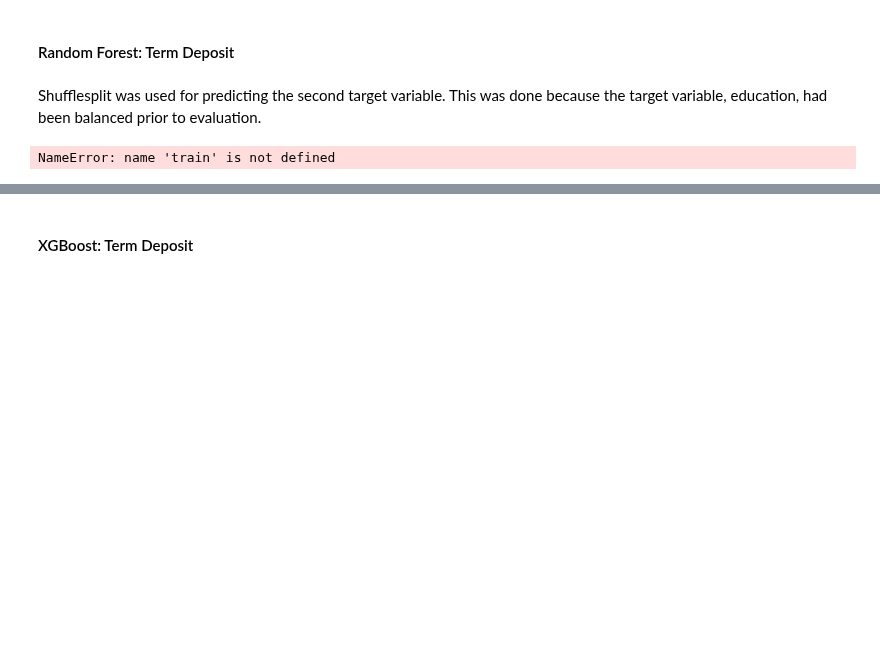
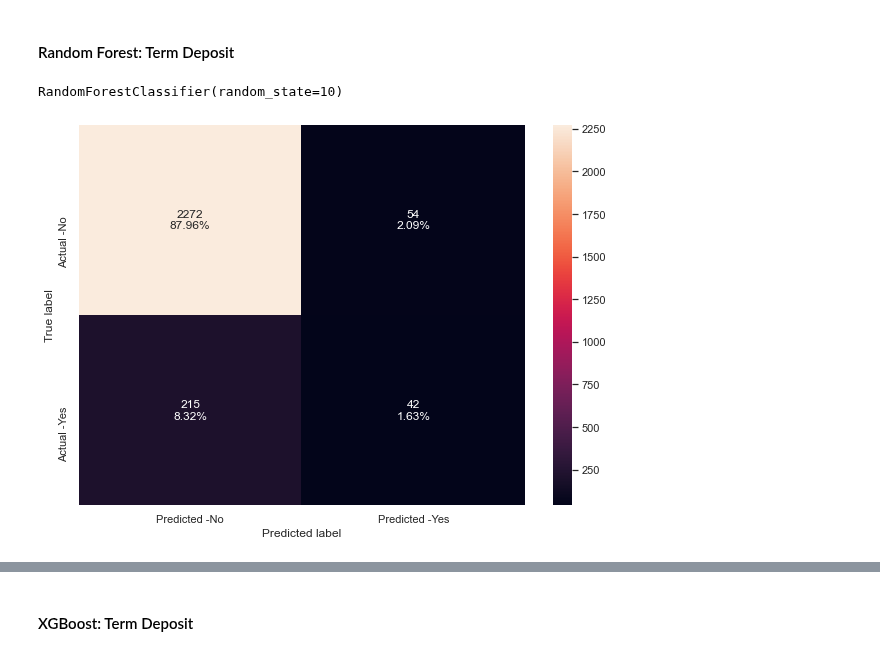
Before and after one commit to ChadKwong/DDSMachineLearning1, a Jupyter notebook: Lab 2/Lab 2.ipynb, the cells around one changed output, grey strips where cells are left out. Saved outputs shown, nothing was run; the diff lists cells and outputs as text; code cells hidden in the pictures; blank space fills up the shorter version.

```diff
--- a/Lab 2/Lab 2.ipynb
+++ b/Lab 2/Lab 2.ipynb
@@ -169,5 +169,6 @@ From looking at the loan variable, we noted that only 16% of customers had taken
 
 Interestingly, significantly more customers were contacted in the month of May (32%) than any other month, though we cannot make any inferences about why this would be the case since it is likely due to the bank's protocols. The day of the week did not appear to have any influence on customer count, while the variable for outcome of the previous marketing campaign, poutcome, did show that the majority of customers had nonexistent outcomes (85%).
 # %%
-for i in catCol:
-    print("Percentages for ",i," : \n",getCP(bankData2[i]),"\n\n")
+# #Uncomment this code to see breakdowns of the variables in terms of class distribution
+# for i in catCol:
+#     print("Percentages for ",i," : \n",getCP(bankData2[i]),"\n\n")
@@ -546,66 +554,12 @@ xVal.shape
 # %% [markdown]
 #### Random Forest: Term Deposit
-# %% [markdown]
-Shufflesplit was used for predicting the second target variable. This was done because the target variable, education, had been balanced prior to evaluation.
-# %%
-# # Define the Y value
-Y = np.where(y == 'yes', 1, 0)
-
-#Declaring CV object
-cvStrat = StratifiedKFold(n_splits= splits, shuffle = True, random_state = randomState)
-
-
-#Cross validation, using 80/20 train/test splitting
-# splits = 3
-# randomState=1
-# cv = ShuffleSplit(n_splits=splits, test_size=0.20, random_state=randomState)
-
-# create variables we are more familiar with
-# yhat = np.zeros(y.shape) # we will fill this with predictions
-
-
-from sklearn.ensemble import RandomForestClassifier
-
-clf_pipe = Pipeline(
-    [('PCA',PCA(n_components=cvStrat, svd_solver='randomized')),
-     ('CLF',RandomForestClassifier(max_depth=50, n_estimators=150, n_jobs=-1))]
-)
-
-X = xVal
-
-## model and score them
-clf = RandomForestClassifier(max_depth=50, n_estimators=150, n_jobs=-1, oob_score=True)
-
-# now iterate through and get predictions, saved to the correct row in yhat
-
-clf.fit(X[train],Y[train])
-yhat[test] = clf.predict(X[test])
-
-def per_class_accuracy(ytrue,yhat):
-    conf = mt.confusion_matrix(ytrue,yhat)
-    norm_conf = conf.astype('float') / conf.sum(axis=1)[:, np.newaxis]
-    return np.diag(norm_conf)
-
-def plot_class_acc(ytrue,yhat, title=''):
-    acc_list = per_class_accuracy(ytrue,yhat)
-    plt.bar(range(len(acc_list)), acc_list)
-    plt.xlabel('Class value (made deposit)')
-    plt.ylabel('Accuracy within class')
-    plt.title(title+", Total Acc=%.1f"%(100*mt.accuracy_score(ytrue,yhat)))
-    plt.grid()
-    plt.ylim([0,1])
-    plt.show()
-
-total_accuracy = mt.accuracy_score(Y, yhat)
-print ('Standard Model Accuracy: ', total_accuracy)
-plot_class_acc(Y,yhat,title="Basic Random Forest, Raw")
-
-
-# added yhat_score for ROC curve
-yhat_score = np.zeros((y.shape[0],2))
-
-total_accuracy = mt.accuracy_score(Y, yhat)
-print ('Model with PCA accuracy: ', total_accuracy)
-#plot_class_acc(Y,yhat,title="PCA Random Forest, Raw")
-# %% [output]
-NameError: name 'train' is not defined
+# %%
+# Baseline Model with no Tuning
+rf=RandomForestClassifier(random_state=10)
+rf.fit(xTrain, yTrainBin)
+# %% [output]
+RandomForestClassifier(random_state=10)
+# %%
+make_confusion_matrix(rf,yTestBin,xTest,labels=[0,1])
+# %% [output]
+[figure, added]
```
Also changed, not shown: parts of 51 cells of this notebook.
